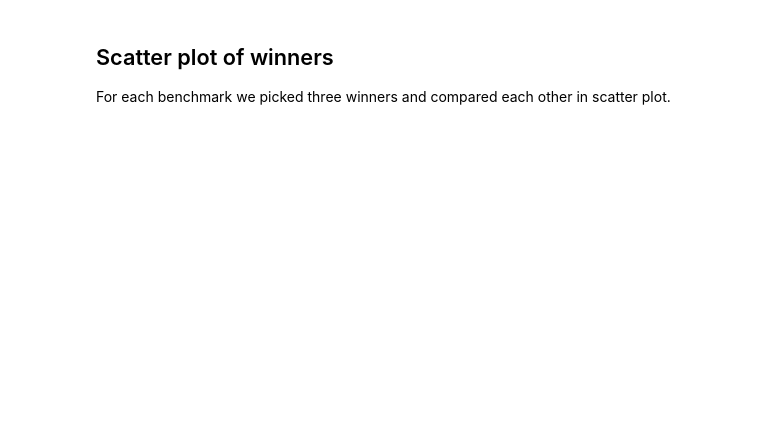
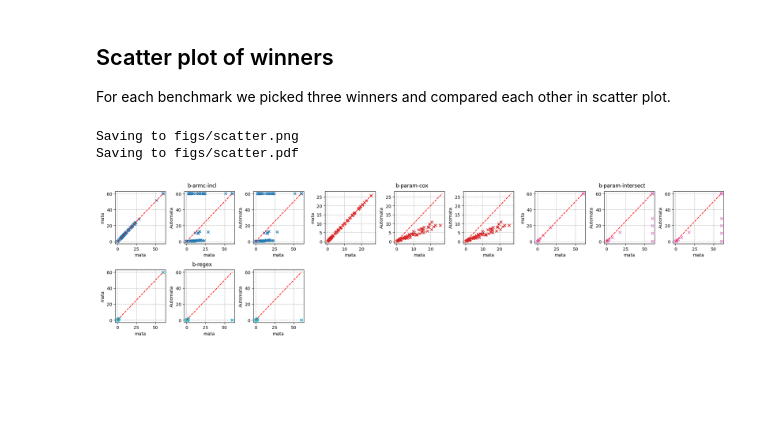
Before and after one commit to VeriFIT/mata-comparison-results, a Jupyter notebook: ExperimentalEvaluation.ipynb, the cells around one changed output. Cells and saved outputs as stored; diff of their text form; code cells hidden in the pictures; blank space fills up the shorter version.

```diff
--- a/ExperimentalEvaluation.ipynb
+++ b/ExperimentalEvaluation.ipynb
@@ -465,47 +491,42 @@ For each benchmark we picked three winners and compared each other in scatter pl
 # TO
 overall_df['bench'] = [get_benchmark_name(n) for n in overall_df['name']]
 benches = sorted([b for b in sorted(list(set(overall_df['bench']))) if not b.endswith('-param')])
 
 winners = {
-    'a-ltl': ['abc', 'jaltimpact', 'afaminisat-nt'],
-    'a-ltlf-patterns': ['abc', 'jaltimpact', 'afaminisat-nt'],
-    'a-ltl-param': ['abc', 'jaltimpact', 'bisim'],
-    'a-ltl-rand': ['abc', 'bisim', 'jaltimpact'],
-    'a-sloth': ['abc', 'afaminisat-nt', 'bisim'], -> skipped as it is less interesting
-    'a-sloth': ['abc', 'afaminisat-nt', 'jaltimpact'],
-    'a-noodler': ['abc', 'afaminisat-nt', 'jaltimpact'],
-    'a-ltl-spec': ['afaminisat-nt', 'abc', 'jaltimpact'],
-    'b-hand-made': ['automata', 'mata-nfa', 'vata'],
-    'b-armc-incl': ['vata', 'mata-nfa', 'automata'],
-    'b-param': ['z3', 'afaminisat-nt', 'vata'],
-    'b-regex': ['automata', 'abc', 'mata-nfa'],
-    'b-smt': ['afaminisat-nt', 'mata-nfa', 'vata']
+    'b-armc-incl': ['mata', 'mata', 'automata'],
+    'b-param-cox': ['mata', 'mata', 'automata'],
+    'b-param-intersect': ['mata', 'mata', 'automata'],
+    'b-regex': ['mata', 'mata', 'automata'],
 }
 indices = [(1, 2), (1, 3), (2, 3)]
 bench_colors = mpl.colormaps['tab10'].resampled(len(benches)).colors
 fig = plt.figure(constrained_layout=True, figsize=(4*5, 3*2.5))
 plt.subplots_adjust(top = 0.99, bottom=0.01, hspace=0.1, wspace=0.3)
 subfigs = fig.subfigures(3, 3)
 for i, subfig in enumerate(subfigs.flat):
     if i == len(benches):
         break
     subfig.suptitle(f"{benches[i]}")
     axs = subfig.subplots(1, 3)
     bench = benches[i]
     bench_df = df_to_float(overall_df[overall_df['bench'] == bench], 60, allow_timeouts=True)
     for ii, ax in enumerate(axs.flat):
         lhs, rhs = indices[ii]
         lhs, rhs = winners[bench][lhs-1], winners[bench][rhs-1]
         ax.grid(True, which='both', linestyle='--')
-        ax.set_xlabel(f"{tool_to_output[lhs]}")
-        ax.set_ylabel(f"{tool_to_output[rhs]}")
+        ax.set_xlabel(f"{tool_to_output.get(lhs, lhs)}")
+        ax.set_ylabel(f"{tool_to_output.get(rhs, rhs)}")
         ax.scatter(
             bench_df[f"{lhs}-runtime"], bench_df[f"{rhs}-runtime"], marker= 'x', c=[bench_colors[i]]
         )
         pt = min(max(ax.get_xlim()[1], ax.get_ylim()[1]), 60)
         ax.plot([0, pt], [0, pt], linestyle='--', color='red')
 save_figure("scatter")
 save_figure("scatter", ext=".pdf")
 plt.show()
+# %% [output]
+Saving to figs/scatter.png
+Saving to figs/scatter.pdf
+[figure, added]
 # %%
 print("Processing experiments complete")
```
Also changed, not shown: parts of 9 cells of this notebook.
